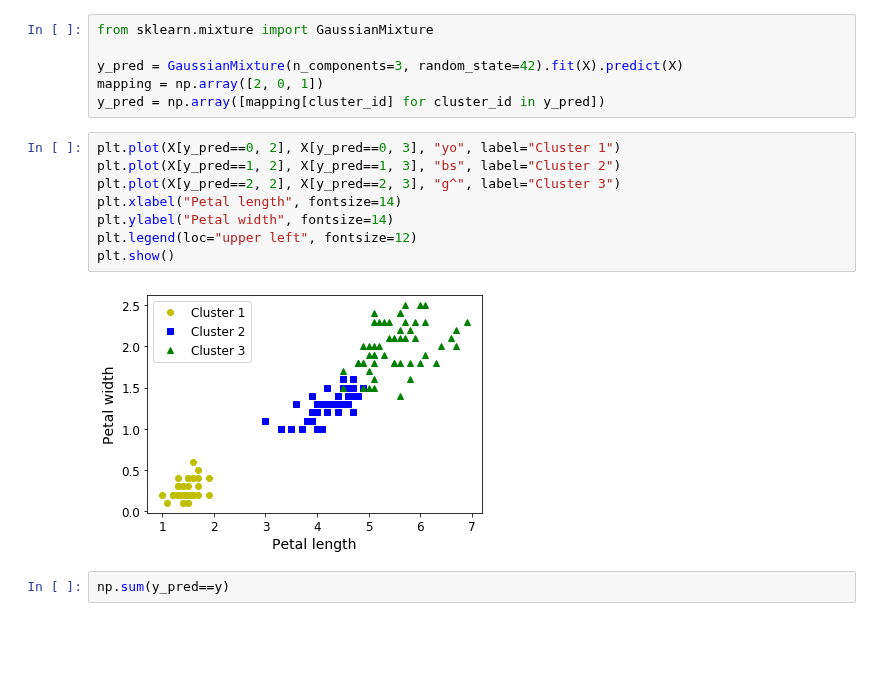
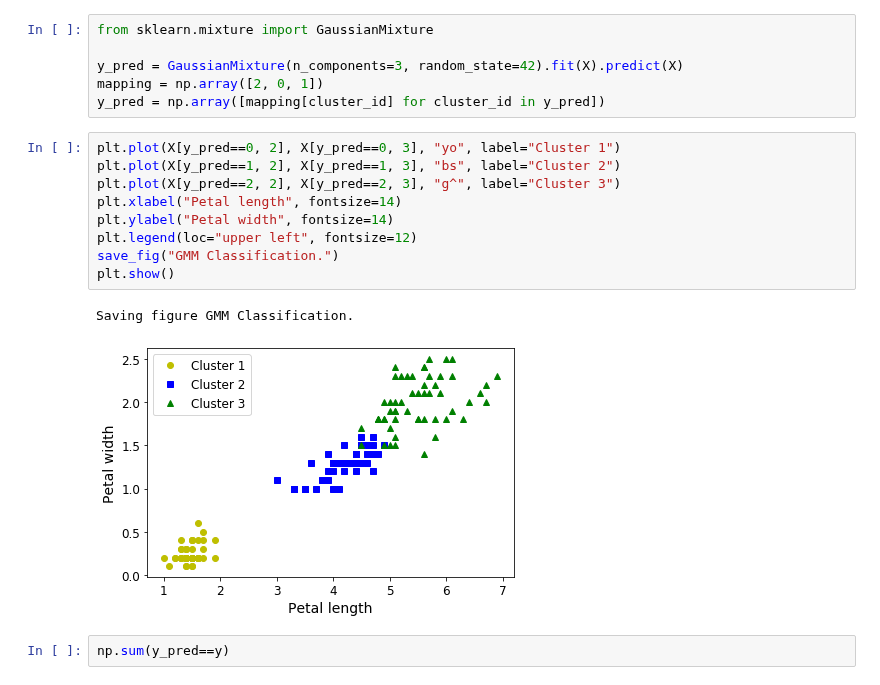
Before and after one commit to codingWithAndy/Thesis_Project, a Jupyter notebook: Code/ML Testing Code/Test.ipynb, the cells around one changed output. Saved outputs shown, nothing was run; the diff lists cells and outputs as text; blank space fills up the shorter version.

```diff
--- a/Code/ML Testing Code/Test.ipynb
+++ b/Code/ML Testing Code/Test.ipynb
@@ -83,13 +83,15 @@ y_pred = np.array([mapping[cluster_id] for cluster_id in y_pred])
 # %%
 plt.plot(X[y_pred==0, 2], X[y_pred==0, 3], "yo", label="Cluster 1")
 plt.plot(X[y_pred==1, 2], X[y_pred==1, 3], "bs", label="Cluster 2")
 plt.plot(X[y_pred==2, 2], X[y_pred==2, 3], "g^", label="Cluster 3")
 plt.xlabel("Petal length", fontsize=14)
 plt.ylabel("Petal width", fontsize=14)
 plt.legend(loc="upper left", fontsize=12)
+save_fig("GMM Classification.")
 plt.show()
 # %% [output]
+Saving figure GMM Classification.
-[figure, old version]
+[figure, new version]
 # %%
 np.sum(y_pred==y)
 # %% [output]
```
Also changed, not shown: 4 other files.
